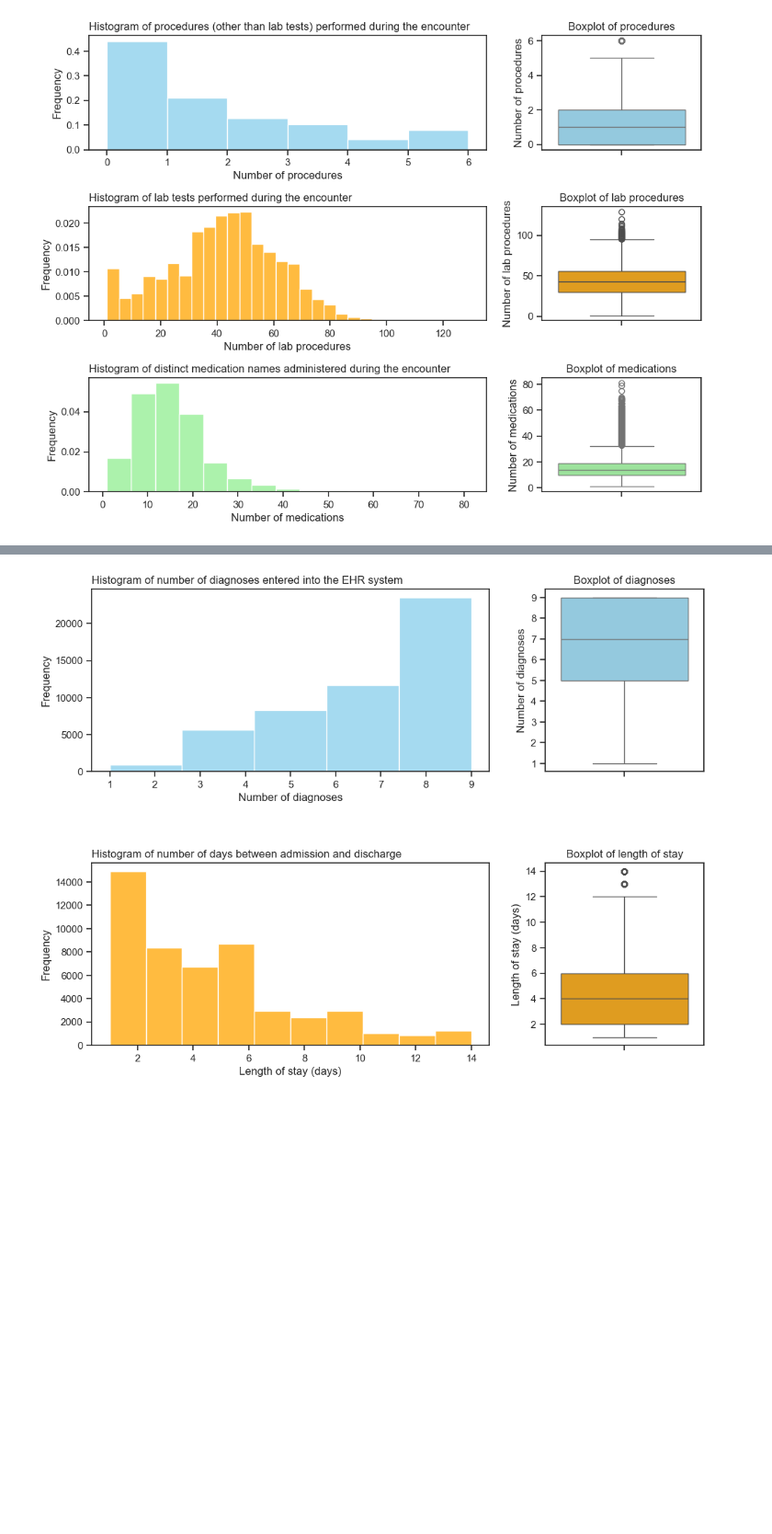
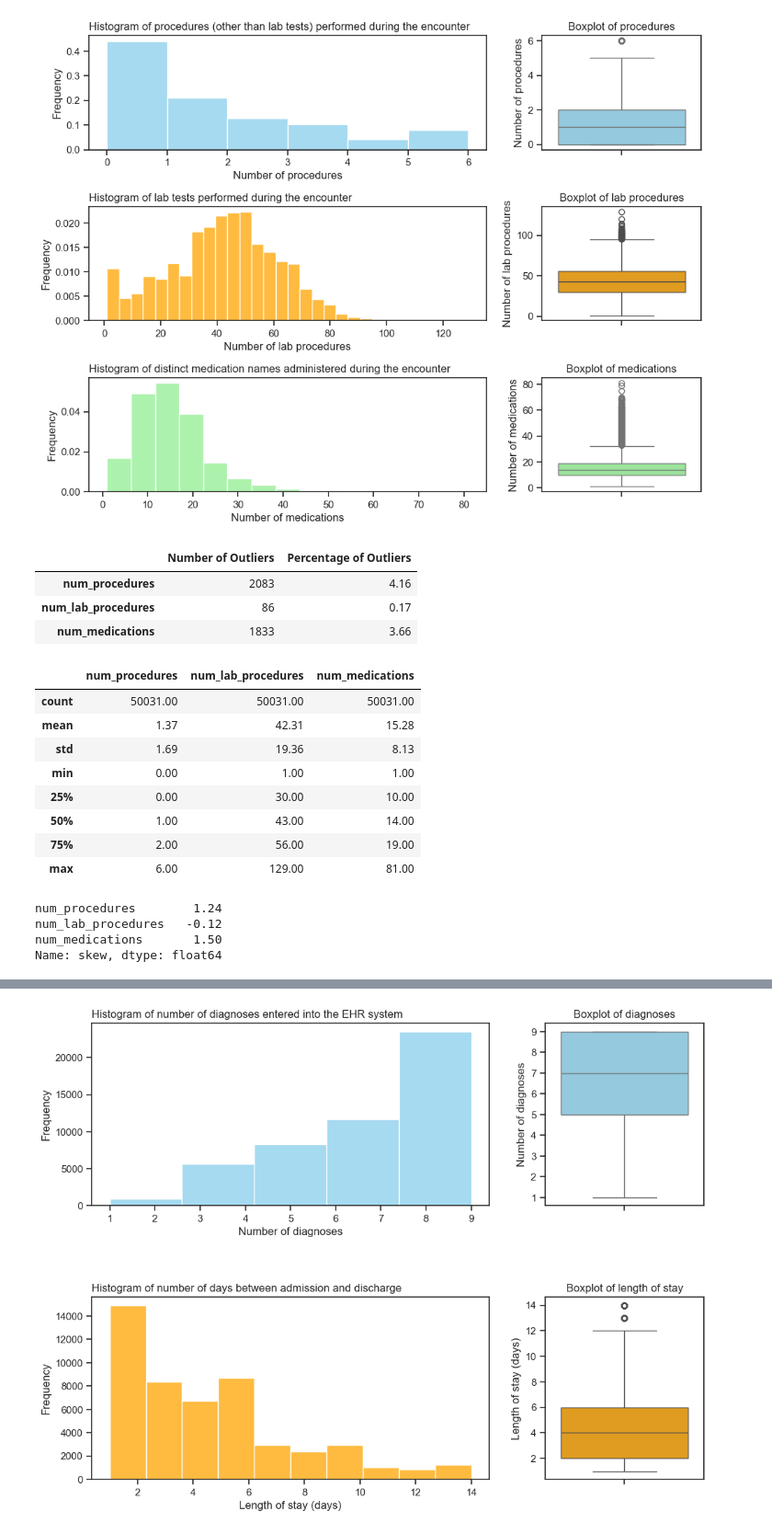
Before and after one commit to johnmarquess/IFN509, a Jupyter notebook: Assignment1_submission/assigment1_analysis.ipynb, the cells around one changed output, grey strips where cells are left out. Shown at 92% size. Drawn from its saved outputs; the diff is of its cells as text; code cells hidden in the pictures; blank space fills up the shorter version.

```diff
--- a/Assignment1_submission/assigment1_analysis.ipynb
+++ b/Assignment1_submission/assigment1_analysis.ipynb
@@ -319,3 +730,30 @@ axes[2, 1].set_ylabel('Number of medications')
 plt.subplots_adjust(hspace=0.5)
 # %% [output]
 [figure]
+# %%
+group2_stats = d1[['num_procedures', 'num_lab_procedures', 'num_medications']].describe()
+# %%
+procedures = detect_outliers_in_column(d1['num_procedures'])
+lab_procedures = detect_outliers_in_column(d1['num_lab_procedures'])
+medications = detect_outliers_in_column(d1['num_medications'])
+
+# Concatenate the results into a single DataFrame
+group2_outliers = pd.concat([procedures, lab_procedures, medications])
+group2_outliers
+# %% [output]
+|  | Number of Outliers | Percentage of Outliers |
+| num_procedures | 2083 | 4.16 |
+| num_lab_procedures | 86 | 0.17 |
+| num_medications | 1833 | 3.66 |
+# %%
+group2_stats
+# %% [output]
+|  | num_procedures | num_lab_procedures | num_medications |
+| count | 50031.00 | 50031.00 | 50031.00 |
+| mean | 1.37 | 42.31 | 15.28 |
+| std | 1.69 | 19.36 | 8.13 |
+| min | 0.00 | 1.00 | 1.00 |
+| 25% | 0.00 | 30.00 | 10.00 |
+| 50% | 1.00 | 43.00 | 14.00 |
+| 75% | 2.00 | 56.00 | 19.00 |
+| max | 6.00 | 129.00 | 81.00 |
@@ -321,0 +762,7 @@ plt.subplots_adjust(hspace=0.5)
+# %%
+group2_stats.loc['skew']
+# %% [output]
+num_procedures        1.24
+num_lab_procedures   -0.12
+num_medications       1.50
+Name: skew, dtype: float64
```
Also changed, not shown: parts of 133 cells of this notebook, 1 other file.
